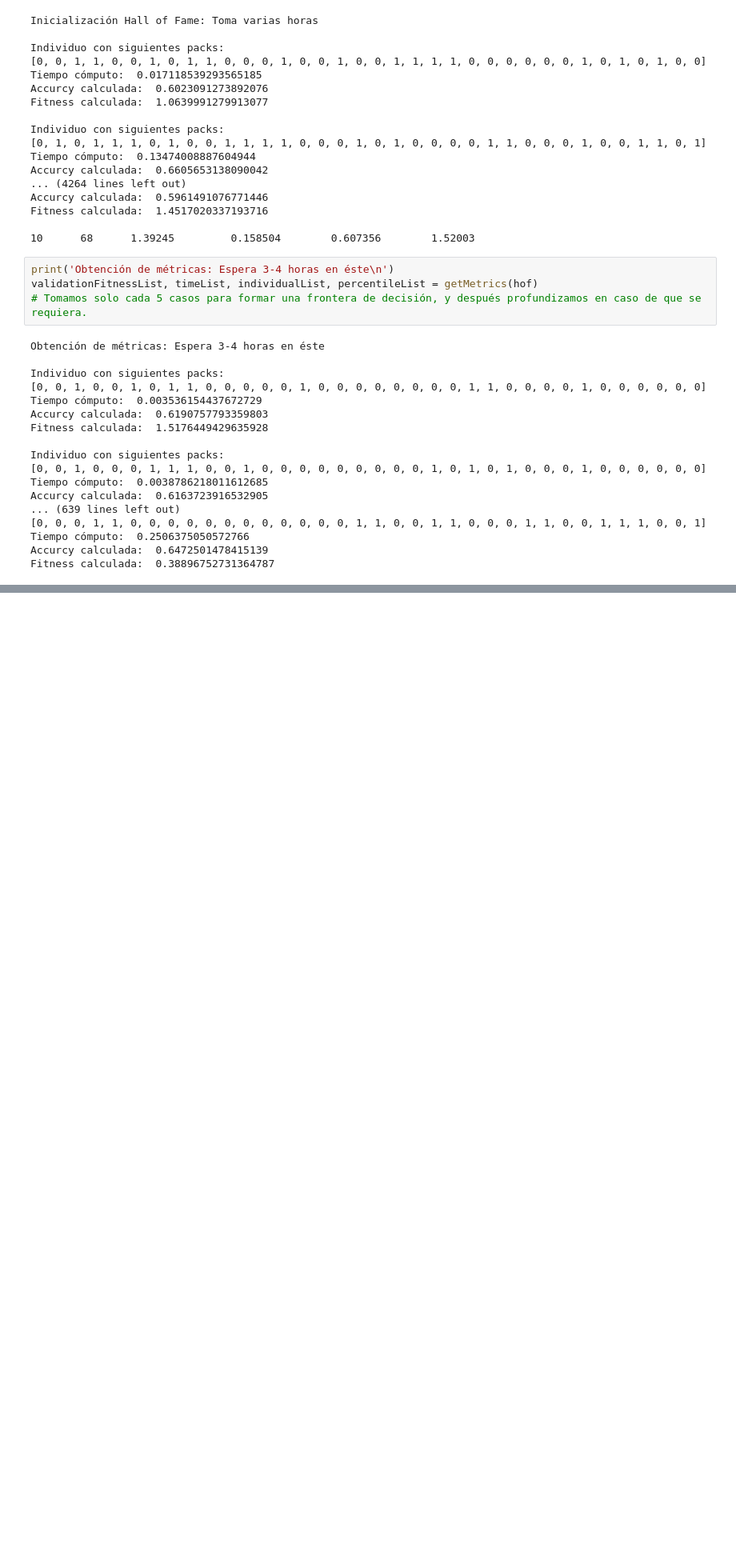
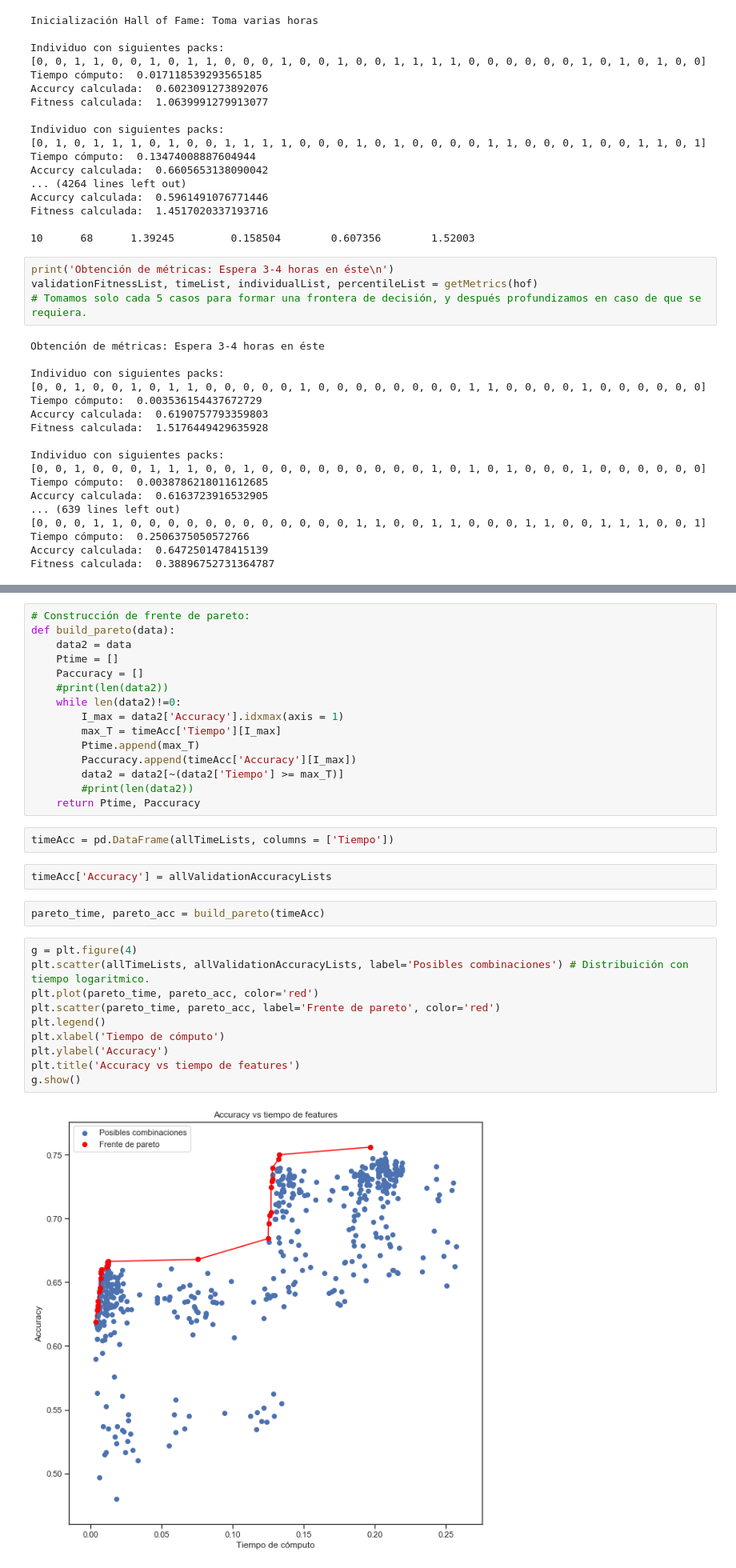
Before and after one commit to CubelliJ/Clasificacion_rapida_ALeRCE, a Jupyter notebook: ALeRCE_Hito_1.ipynb, the cells around one changed output, grey strips where cells are left out. Shown at 80% size. Drawn from its saved outputs; the diff is of its cells as text; blank space fills up the shorter version.

```diff
--- a/ALeRCE_Hito_1.ipynb
+++ b/ALeRCE_Hito_1.ipynb
@@ -468,0 +590,33 @@ f.show()
+# %%
+# Construcción de frente de pareto:
+def build_pareto(data):
+    data2 = data
+    Ptime = []
+    Paccuracy = []
+    #print(len(data2))
+    while len(data2)!=0:
+        I_max = data2['Accuracy'].idxmax(axis = 1)
+        max_T = timeAcc['Tiempo'][I_max]
+        Ptime.append(max_T)
+        Paccuracy.append(timeAcc['Accuracy'][I_max])
+        data2 = data2[~(data2['Tiempo'] >= max_T)]
+        #print(len(data2))
+    return Ptime, Paccuracy
+# %%
+timeAcc = pd.DataFrame(allTimeLists, columns = ['Tiempo'])
+# %%
+timeAcc['Accuracy'] = allValidationAccuracyLists
+# %%
+pareto_time, pareto_acc = build_pareto(timeAcc)
+# %%
+g = plt.figure(4)
+plt.scatter(allTimeLists, allValidationAccuracyLists, label='Posibles combinaciones') # Distribuición con tiempo logaritmico.
+plt.plot(pareto_time, pareto_acc, color='red')
+plt.scatter(pareto_time, pareto_acc, label='Frente de pareto', color='red')
+plt.legend()
+plt.xlabel('Tiempo de cómputo')
+plt.ylabel('Accuracy')
+plt.title('Accuracy vs tiempo de features')
+g.show()
+# %% [output]
+[figure, added]
```
Also changed, not shown: parts of 15 cells of this notebook.
